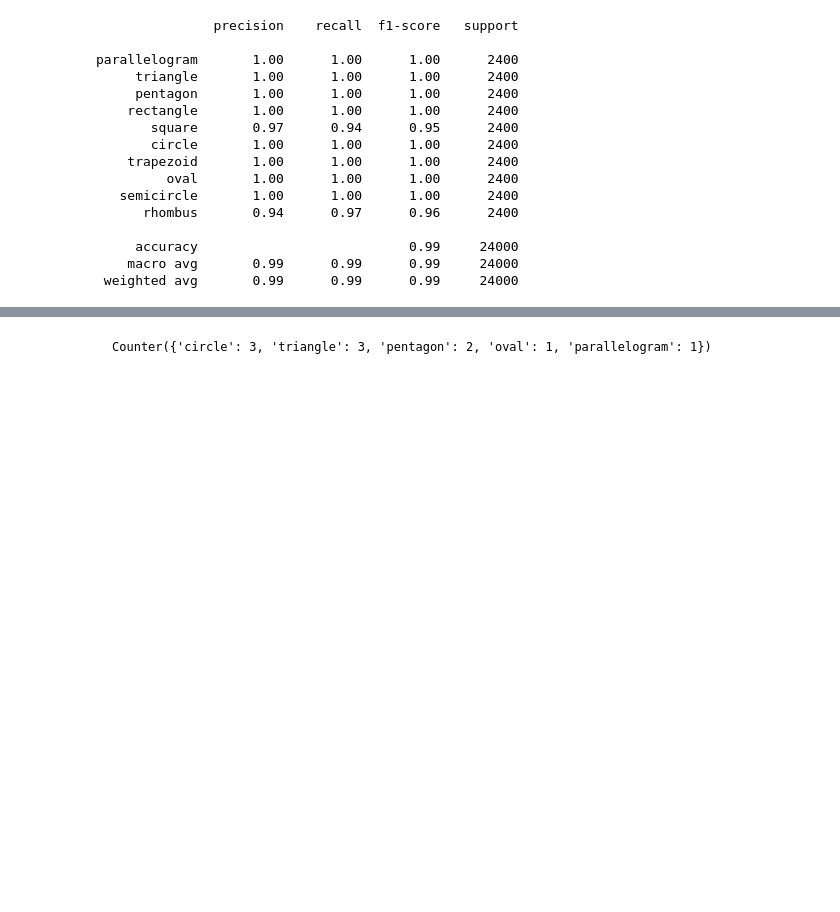
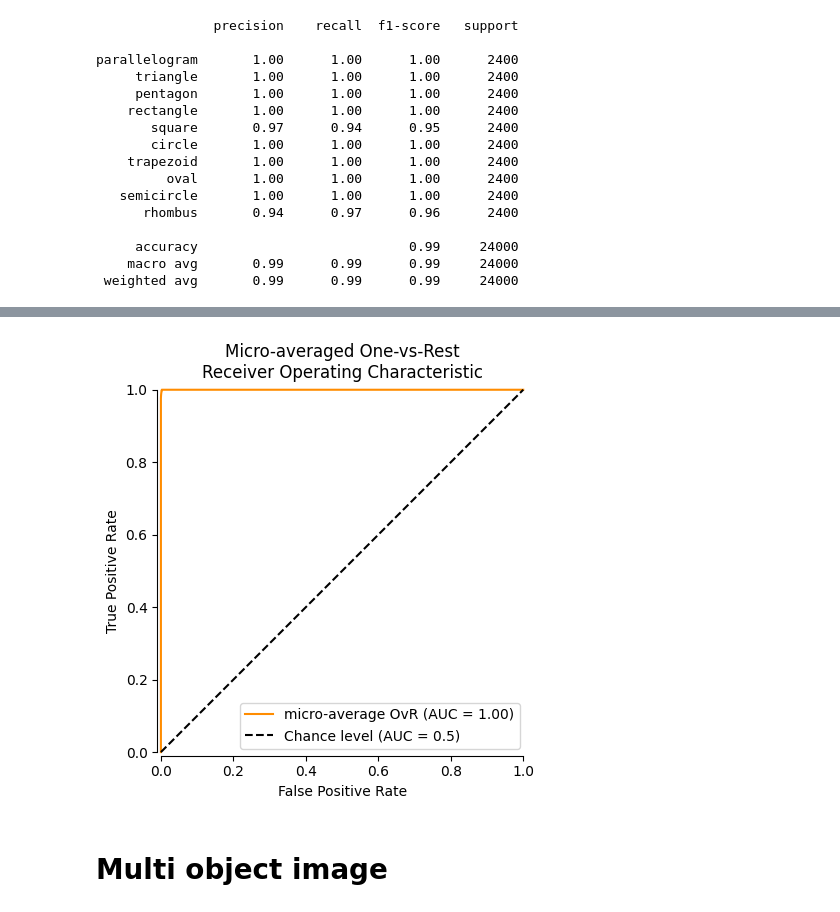
Before and after one commit to Vortriz/idc409-project, a Jupyter notebook: src/__marimo__/classic.ipynb, the cells around one changed output, grey strips where cells are left out. Drawn from its saved outputs; the diff is of its cells as text; code cells hidden in the pictures; blank space fills up the shorter version.

```diff
--- a/src/__marimo__/classic.ipynb
+++ b/src/__marimo__/classic.ipynb
@@ -242,39 +242,22 @@ def find_all_contours(thresholded_image):
 # %%
-def extract_features_from_all_shapes(image_path, threshold_value=None):
-    feature_names = [
-        "num_corners",
-        "solidity",
-        "aspect_ratio",
-        "circularity",
-        "hu1",
-        "hu2",
-        "hu3",
-        "hu4",
-        "hu5",
-        "hu6",
-        "hu7",
-    ]
+label_binarizer = LabelBinarizer().fit(y_train)
+y_onehot_test = label_binarizer.transform(y_test)
+y_score = model.predict_proba(X_test)
 
-    thresholded_image = preprocessing(image_path, threshold_value)
-    contours = find_all_contours(thresholded_image)
-    mo.output.append(f"Found {len(contours)} contours in the image.")
-
-    if len(contours) == 0:
-        return None
-
-    all_contours_features = []
-    for contour in contours:
-        all_contours_features.append(extract_features_from_contour(contour))
-
-    df = pd.DataFrame(all_contours_features, columns=feature_names)
-
-    return df
+display = RocCurveDisplay.from_predictions(
+    y_onehot_test.ravel(),
+    y_score.ravel(),
+    name="micro-average OvR",
+    curve_kwargs=dict(color="darkorange"),
+    plot_chance_level=True,
+    despine=True,
+)
+display.ax_.set(
+    xlabel="False Positive Rate",
+    ylabel="True Positive Rate",
+    title="Micro-averaged One-vs-Rest\nReceiver Operating Characteristic",
+)
+# %% [output]
+[figure, added]
-# %%
-multi_shape_image = mo.notebook_dir() / "shapes_used.jpeg"
-all_shapes_features = extract_features_from_all_shapes(
-    multi_shape_image, threshold_value=250
-)
-predicted_shapes = model.predict(all_shapes_features)
-Counter(predicted_shapes)
-# %% [output]
-Counter({'circle': 3, 'triangle': 3, 'pentagon': 2, 'oval': 1, 'parallelogram': 1})
+# %% [markdown]
+# Multi object image
```
Also changed, not shown: parts of 8 cells of this notebook, 5 other files.
